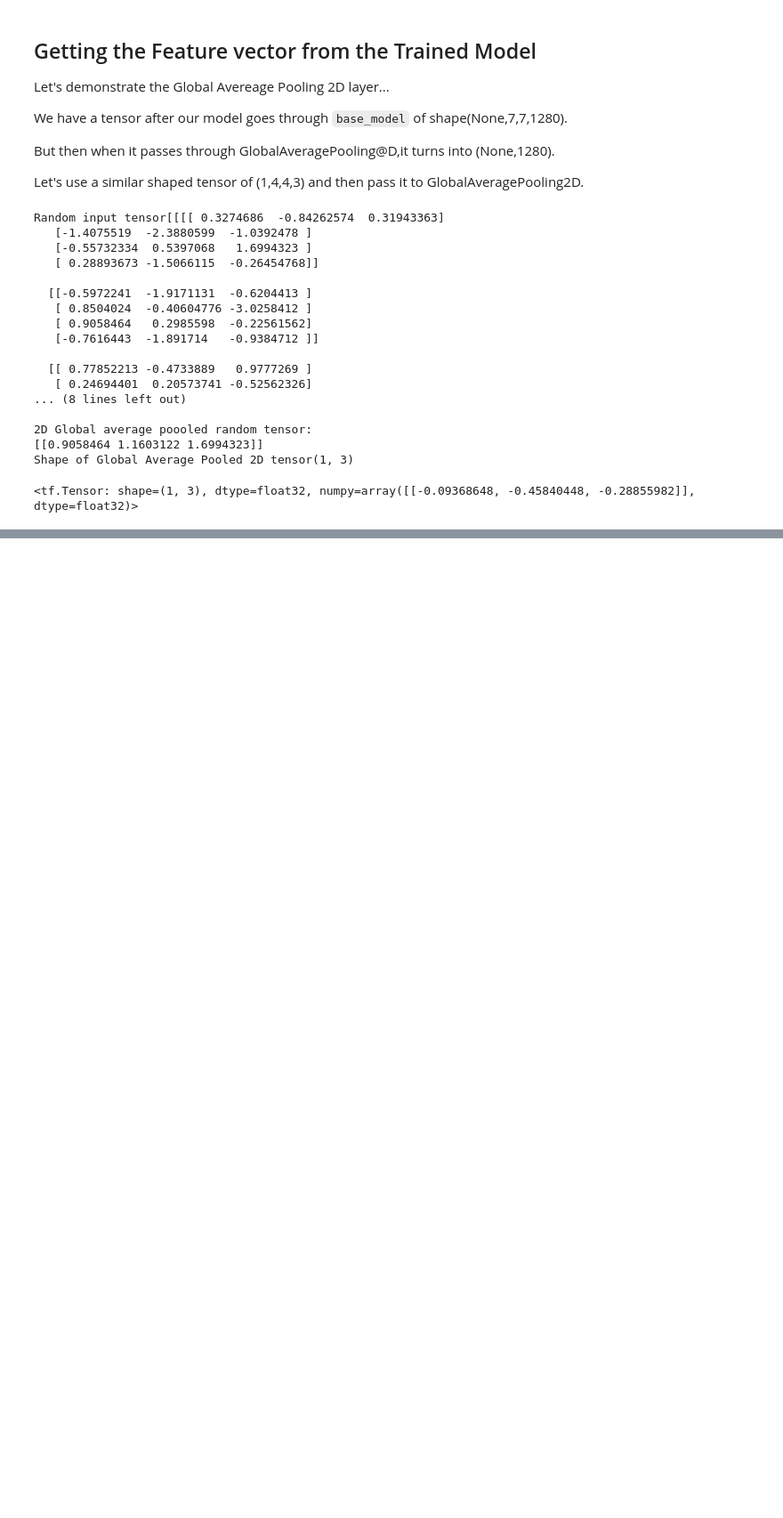
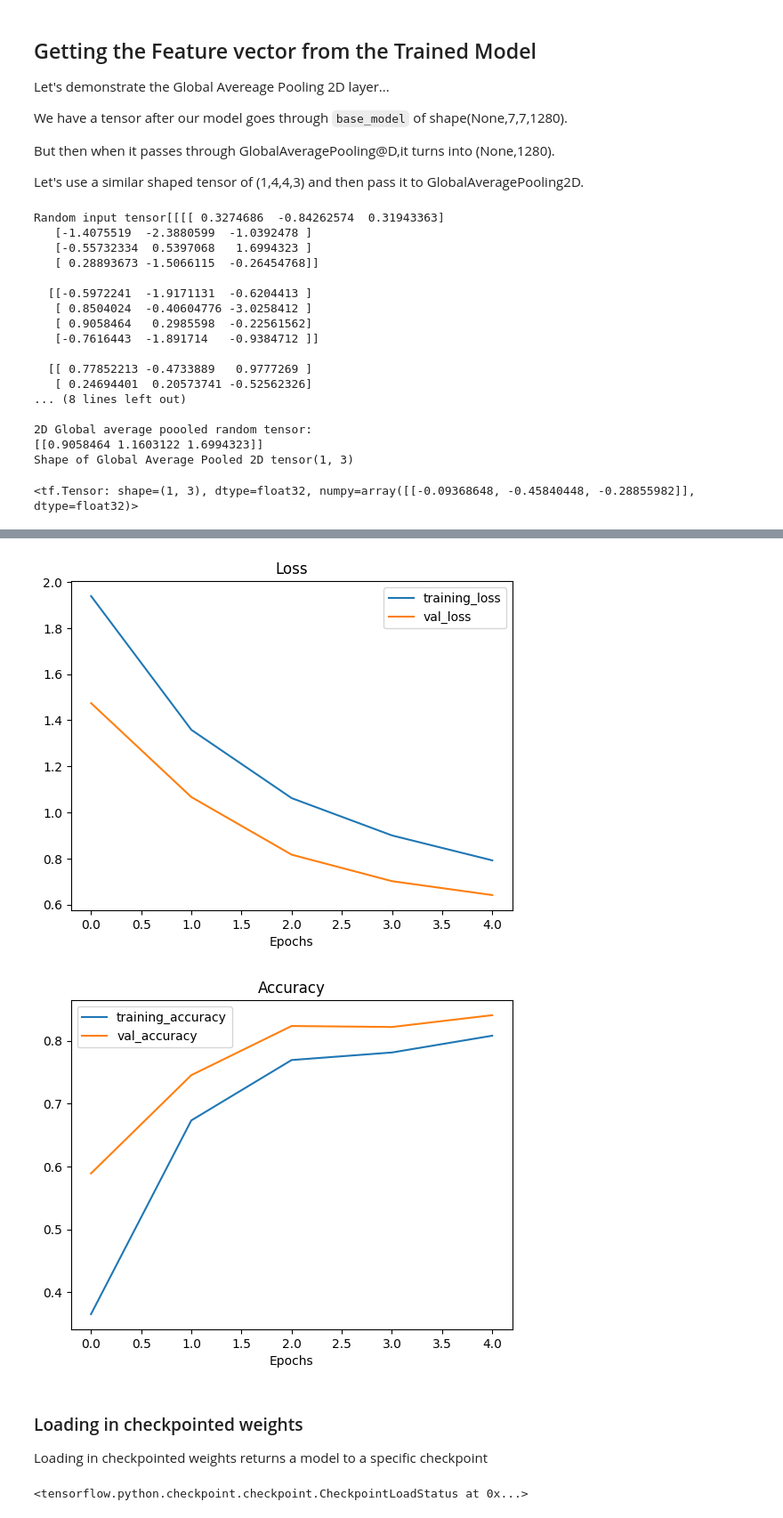
Before and after one commit to saipraneethamvudutha/TensorFlow-Daniel-Brouke, a Jupyter notebook: 05_transfer_learning_in_tensorflow_part_2_fine_tuning.ipynb, the cells around one changed output, grey strips where cells are left out. Shown at 89% size. Saved outputs shown, nothing was run; the diff lists cells and outputs as text; code cells hidden in the pictures; blank space fills up the shorter version.

```diff
--- a/05_transfer_learning_in_tensorflow_part_2_fine_tuning.ipynb
+++ b/05_transfer_learning_in_tensorflow_part_2_fine_tuning.ipynb
@@ -333,0 +539,15 @@ tf.reduce_mean(input_tensor,axis=[1,2])
+# %%
+# Get 10% of data...
+train_dir_10_percent="10_food_classes_10_percent/train"
+test_dir="10_food_classes_10_percent/test"
+# %%
+# Set the data inputs
+import tensorflow as tf
+IMG_SIZE=(224,224)
+BATCH_SIZE=32
+train_data_10_percent=tf.keras.preprocessing.image_dataset_from_directory(train_dir_10_percent,
+                                                                          label_mode="categorical",
+                                                                          image_size=IMG_SIZE)
+test_data=tf.keras.preprocessing.image_dataset_from_directory(test_dir,
+                                                              label_mode="categorical",
+                                                              image_size=IMG_SIZE)
@@ -333,0 +655,10 @@ tf.reduce_mean(input_tensor,axis=[1,2])
+# %%
+# Set the checkpoint path
+checkpoint_path="ten_percent_model_checkpoint_weight/checkpoint.ckpt"
+
+# Create a ModelCheckpoint callback that saves the model's weight only
+checkpoint_callback=tf.keras.callbacks.ModelCheckpoint(filepath=checkpoint_path,
+                                                       save_weights_only=True,
+                                                       save_best_only=False,
+                                                       save_freq="epoch", # Save the model weights each for each and every epoch
+                                                        verbose=1 )
@@ -333,0 +689,10 @@ tf.reduce_mean(input_tensor,axis=[1,2])
+# %%
+# Fit the model_2 saving checkpoints every epoch
+initial_epochs=5
+history_2=model_2.fit(train_data_10_percent,
+            epochs=initial_epochs,
+            steps_per_epoch=len(train_data_10_percent),
+            validation_data=test_data,
+            validation_steps=(0.25*len(test_data)),
+            callbacks=checkpoint_callback # since the callback is a list we can pass in any number of things into taht list
+            )
@@ -333,0 +722,14 @@ tf.reduce_mean(input_tensor,axis=[1,2])
+# %%
+# Plot the model loss curves
+plot_loss_curves(history_2)
+# %% [output]
+[figure, added]
+[figure, added]
+# %% [markdown]
+###  Loading in checkpointed weights
+Loading in checkpointed weights returns a model to a specific checkpoint
+# %%
+# Load in saved model weights and evaluate model
+model_2.load_weights(checkpoint_path)
+# %% [output]
+<tensorflow.python.checkpoint.checkpoint.CheckpointLoadStatus at 0x...>
```
Also changed, not shown: parts of 41 cells of this notebook, 5 other files.
